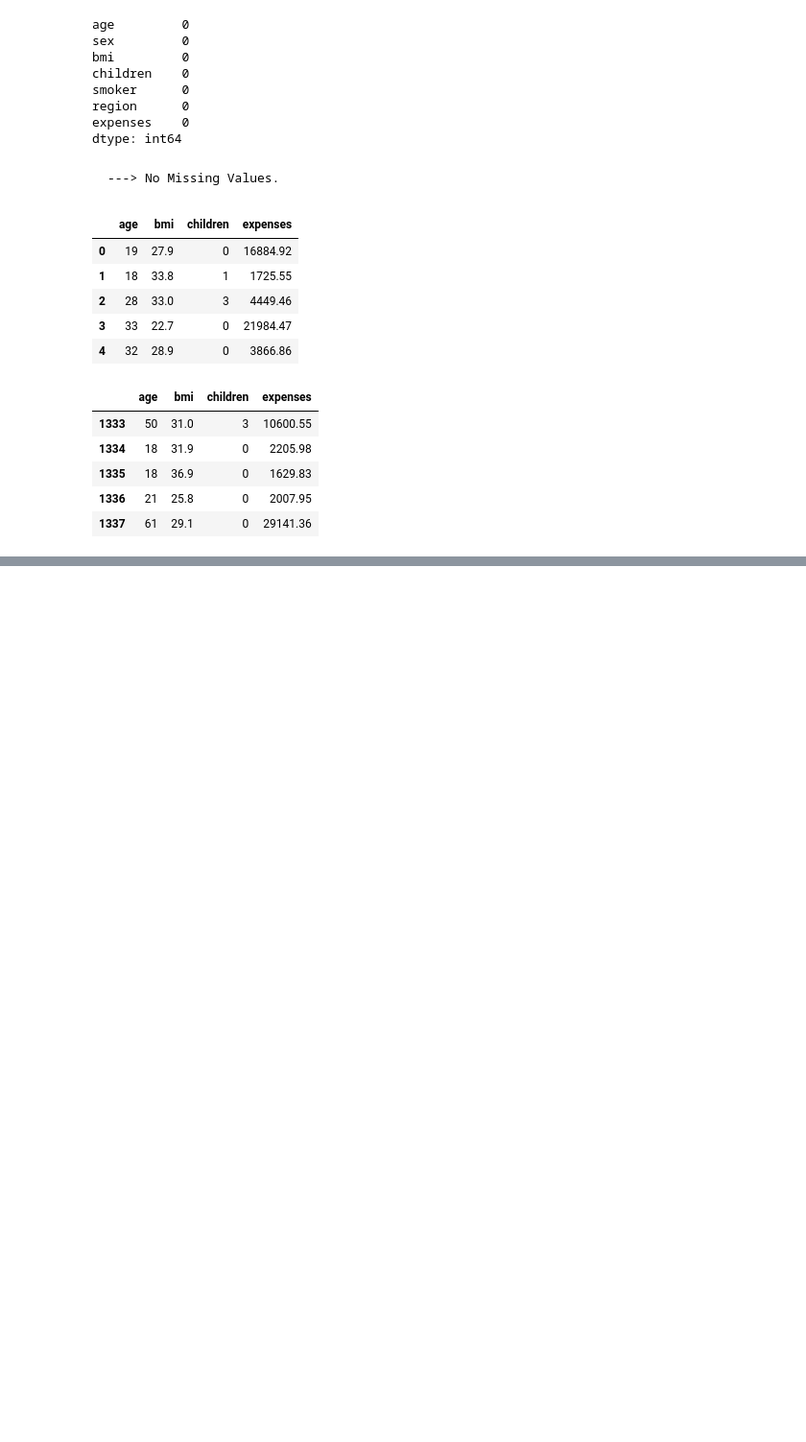
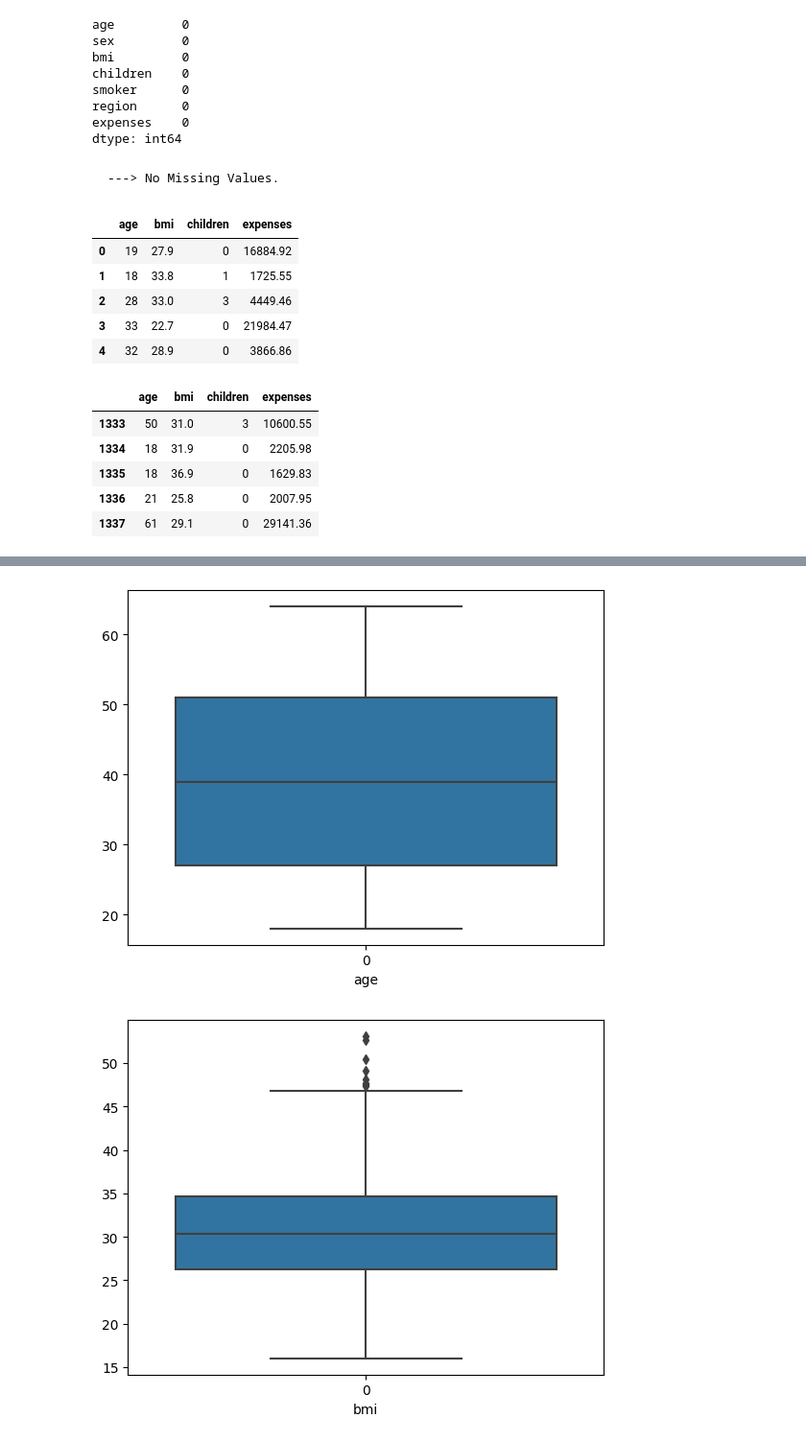
Before and after one commit to iamaakashpal/Insurance-Premium-Prediction, a Jupyter notebook: jupyter_notebook/EDA.ipynb, the cells around one changed output, grey strips where cells are left out. Shown: that part at 96% size. Saved outputs shown, nothing was run; the diff lists cells and outputs as text; code cells hidden in the pictures; blank space fills up the shorter version.

```diff
--- a/jupyter_notebook/EDA.ipynb
+++ b/jupyter_notebook/EDA.ipynb
@@ -125,0 +152,10 @@ dataset[numerical_feature].tail()
+# %%
+# Outliers
+
+for i in numerical_feature:
+    sns.boxplot(dataset[i])
+    plt.xlabel(i)
+    plt.show()
+# %% [output]
+[figure, added]
+[figure, added]
```
Also changed, not shown: parts of 4 cells of this notebook, 1 other file.
